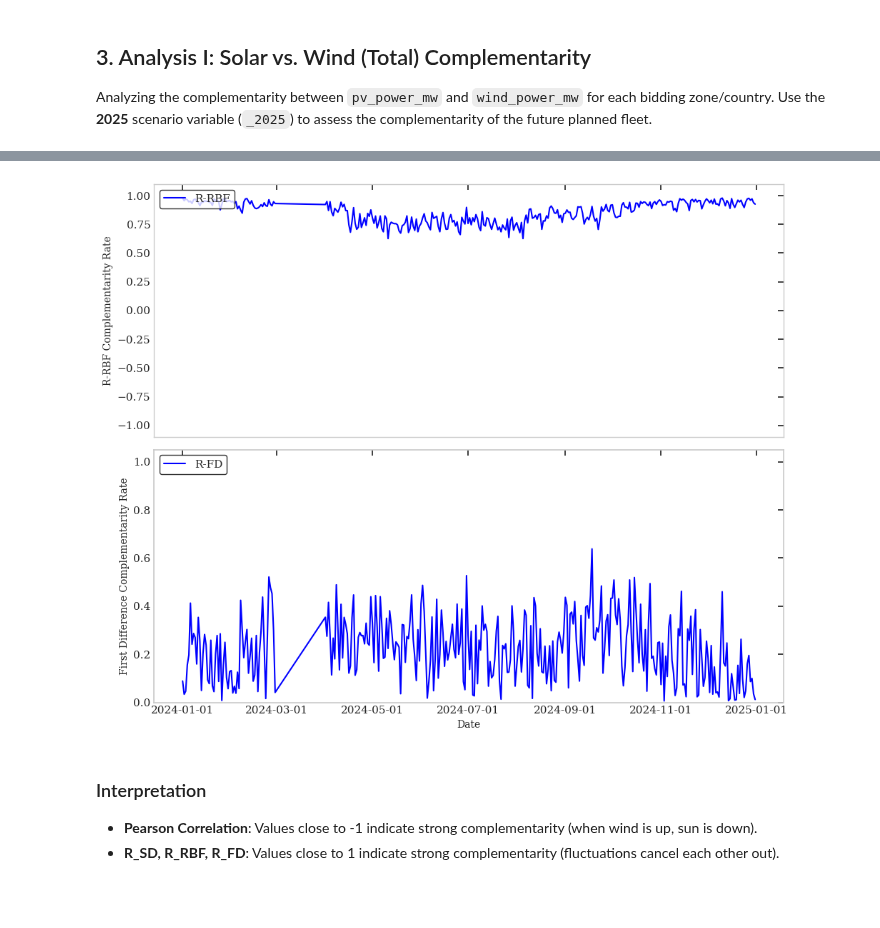
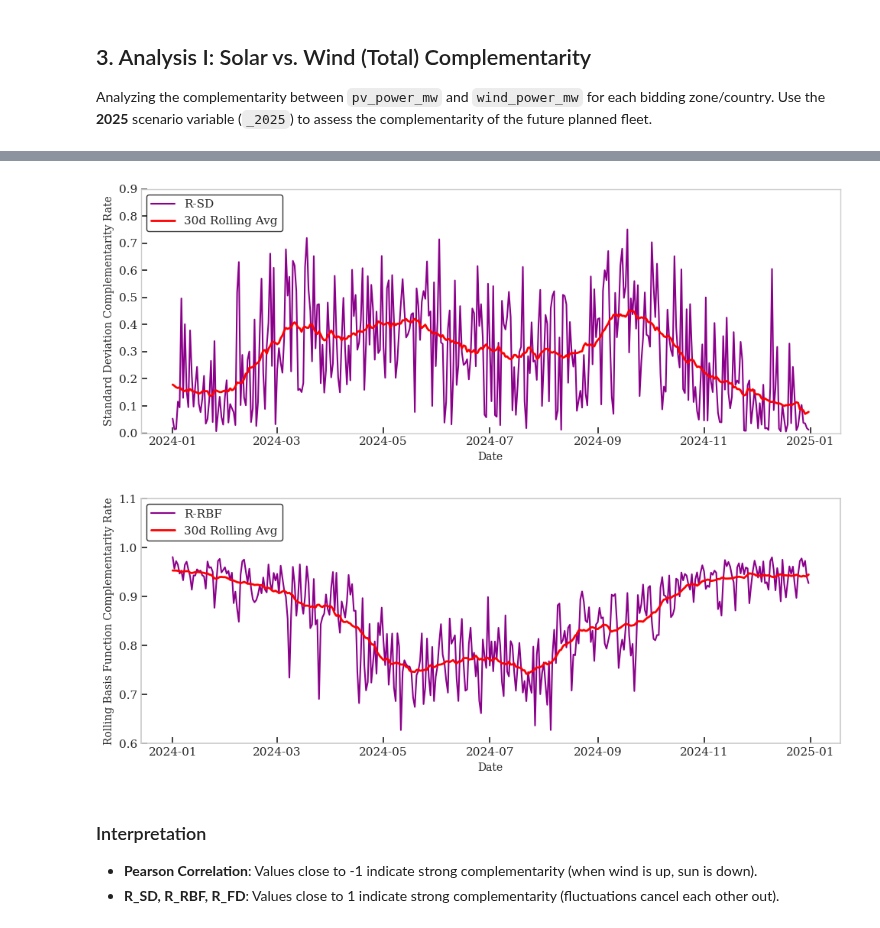
Before and after one commit to EmilBruvik/CERFRES, a Jupyter notebook: notebooks/complementarity_analysis.ipynb, the cells around one changed output, grey strips where cells are left out. Drawn from its saved outputs; the diff is of its cells as text; code cells hidden in the pictures; blank space fills up the shorter version.

```diff
--- a/notebooks/complementarity_analysis.ipynb
+++ b/notebooks/complementarity_analysis.ipynb
@@ -291,16 +291,19 @@ y_labels = ['Pearson Correlation Coefficient', 'Std Dev Complementarity Rate', '
 
 for ax, col, title, y_label in zip(axes.flat, metric_cols, titles, y_labels):
     df_sorted = df_complementarity.sort_values(col)
-    sns.barplot(x=df_sorted.index, y=df_sorted[col], ax=ax, palette="YlGnBu", hue=df_sorted[col], dodge=False)
+    if col == 'Pearson_r':
+        sns.barplot(x=df_sorted.index, y=df_sorted[col], ax=ax, palette=list(reversed(sns.color_palette("YlGnBu", len(df_sorted.index)))), hue=df_sorted[col], dodge=False)
+    else:
+        sns.barplot(x=df_sorted.index, y=df_sorted[col], ax=ax, palette="YlGnBu", hue=df_sorted[col], dodge=False)
     ax.set_title(title)
     ax.set_xlabel("")
     ax.set_ylabel(y_label)
     ax.grid(axis='y')
     ax.set_xticks(range(len(df_sorted.index)))
     ax.set_xticklabels([extract_code(label) for label in df_sorted.index], fontsize=9, rotation=90, ha='right')
-
-plt.tight_layout()
-plt.show()
+    ax.legend_.remove()
+output_dir = Path(f'/Data/gfi/vindenergi/nab015/figures/complementarity')
+plt.savefig(output_dir / f"complementarity_metrics_by_country_{YEARS[0]}-{YEARS[-1]}.svg", bbox_inches="tight", dpi=400)
 # %% [output]
 |  | Pearson_r | R_SD | R_RBF | R_FD |
 | Area |  |  |  |  |
@@ -356,33 +373,45 @@ plt.show()
 # %%
-fig, (ax1, ax2) = plt.subplots(2, 1, figsize=(10, 8), sharex=True)
+# --- R-SD Plot ---
+fig1, ax1 = plt.subplots(figsize=(10, 4))
 
-# --- Plot 1: Pearson Correlation ---
-ax1.plot(df_daily_metrics.index, df_daily_metrics['R_RBF'], color='blue', linewidth=1.5, label='R-RBF')
-ax1.set_ylabel('R-RBF Complementarity Rate', fontsize=10)
-ax1.set_ylim(0.5, 1.0)
+rolling_sd = df_daily_metrics['R_SD'].rolling(window=30, min_periods=1, center=True).mean()
+rolling_rbf = df_daily_metrics['R_RBF'].rolling(window=30, min_periods=1, center=True).mean()
+
+ax1.plot(df_daily_metrics.index, df_daily_metrics['R_SD'], color='darkmagenta', linewidth=1.5, label='R-SD')
+ax1.plot(df_daily_metrics.index, rolling_sd, color='red', linewidth=2, label='30d Rolling Avg')
+ax1.set_ylabel('Standard Deviation Complementarity Rate', fontsize=10)
+ax1.set_ylim(0, 0.9)
 ax1.legend(loc='upper left', frameon=True, edgecolor='black')
-ax1.tick_params(direction='in', top=True, right=True) # Ticks inside
+ax1.tick_params(direction='in', bottom=True, left=True)
 ax1.grid(False)
 for spine in ax1.spines.values():
     spine.set_linewidth(1.0)
+ax1.set_xlabel('Date', fontsize=10)
+ax1.xaxis.set_major_formatter(date_fmt)
+ax1.xaxis.set_major_locator(mdates.MonthLocator(interval=2))
+plt.tight_layout()
+plt.savefig(output_dir / f"daily_rsd_timeseries_{YEARS[0]}-{YEARS[-1]}.svg", bbox_inches="tight", dpi=400)
+plt.show()
 
-# --- Plot 2: R-FD ---
-ax2.plot(df_daily_metrics.index, df_daily_metrics['R_FD'], color='blue', linewidth=1.5, label='R-FD')
-ax2.set_ylabel('First Difference Complementarity Rate', fontsize=10)
-ax2.set_ylim(0, 1.05) # R-FD is 0 to 1
+# --- R-RBF Plot ---
+fig2, ax2 = plt.subplots(figsize=(10, 4))
+
+ax2.plot(df_daily_metrics.index, df_daily_metrics['R_RBF'], color='darkmagenta', linewidth=1.5, label='R-RBF')
+ax2.plot(df_daily_metrics.index, rolling_rbf, color='red', linewidth=2, label='30d Rolling Avg')
+ax2.set_ylabel('Rolling Basis Function Complementarity Rate', fontsize=10)
+ax2.set_ylim(0.6, 1.1)
 ax2.set_xlabel('Date', fontsize=10)
 ax2.legend(loc='upper left', frameon=True, edgecolor='black')
-ax2.tick_params(direction='in', top=True, right=True)
+ax2.tick_params(direction='in', bottom=True, left=True)
 ax2.grid(False)
-
-date_fmt = mdates.DateFormatter('%Y-%m-%d')
 ax2.xaxis.set_major_formatter(date_fmt)
 ax2.xaxis.set_major_locator(mdates.MonthLocator(interval=2))
-
 plt.tight_layout()
+plt.savefig(output_dir / f"daily_rrbf_timeseries_{YEARS[0]}-{YEARS[-1]}.svg", bbox_inches="tight", dpi=400)
 plt.show()
 # %% [output]
-[figure, old version]
+[figure, new version]
+[figure, added]
 # %% [markdown]
 ### Interpretation
 *   **Pearson Correlation**: Values close to -1 indicate strong complementarity (when wind is up, sun is down).
```
Also changed, not shown: parts of 7 cells of this notebook, 1 other file.
